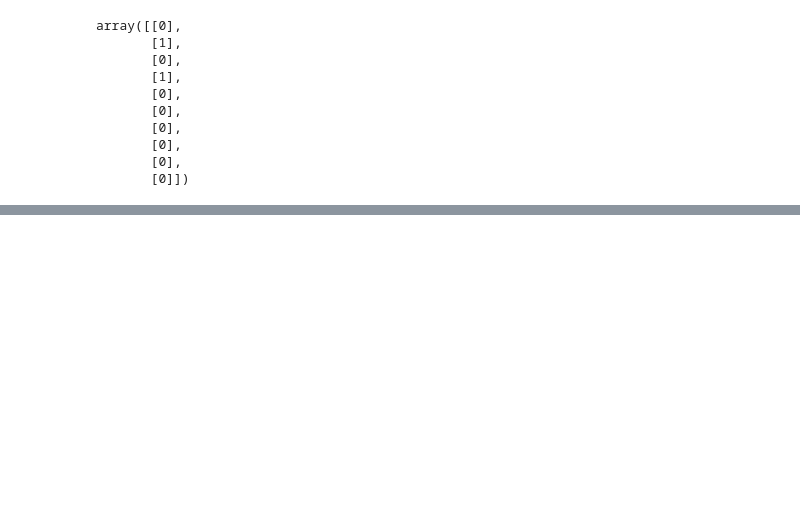
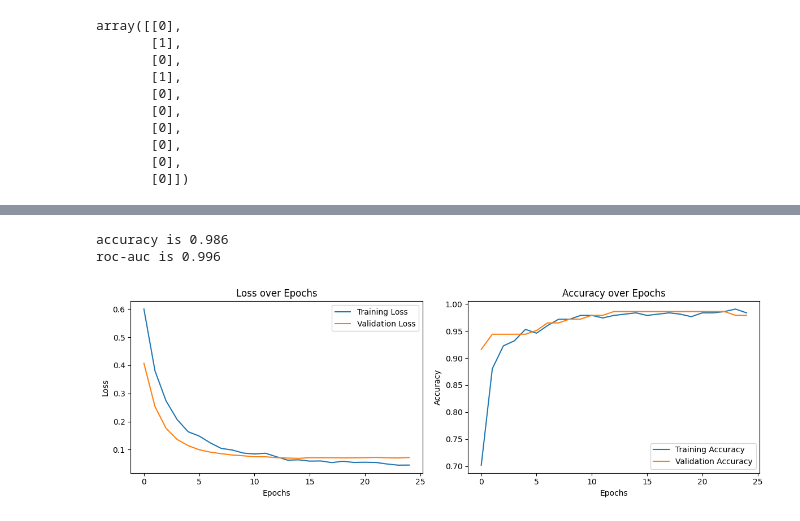
Before and after one commit to MahdiHaroun/Cancer_Classification_Model, a Jupyter notebook: Sequential/Dense.ipynb, the cells around one changed output, grey strips where cells are left out. Drawn from its saved outputs; the diff is of its cells as text; code cells hidden in the pictures; blank space fills up the shorter version.

```diff
--- a/Sequential/Dense.ipynb
+++ b/Sequential/Dense.ipynb
@@ -241,0 +237,17 @@ plt.show()
+# %%
+from keras.callbacks import EarlyStopping
+
+early_stopping = EarlyStopping(
+    monitor='val_loss',
+    patience=10,
+    restore_best_weights=True
+)
+
+run_hist_3 = model_3.fit(
+    X_train, y_train,
+    validation_data=(X_test, y_test),
+    epochs=1500,
+    shuffle=True,
+    batch_size=32,
+    callbacks=[early_stopping]
+)
@@ -241,0 +277,38 @@ plt.show()
+# %%
+print('accuracy is {:.3f}'.format(accuracy_score(y_test,y_pred_class_nn_3)))
+print('roc-auc is {:.3f}'.format(roc_auc_score(y_test,y_pred_prob_nn_3)))
+# %% [output]
+accuracy is 0.986
+roc-auc is 0.996
+# %%
+import matplotlib.pyplot as plt
+
+# Extract metrics
+loss = run_hist_3.history['loss']
+val_loss = run_hist_3.history['val_loss']
+acc = run_hist_3.history['accuracy']
+val_acc = run_hist_3.history['val_accuracy']
+
+# Plot Loss
+plt.figure(figsize=(12, 4))
+plt.subplot(1, 2, 1)
+plt.plot(loss, label='Training Loss')
+plt.plot(val_loss, label='Validation Loss')
+plt.xlabel('Epochs')
+plt.ylabel('Loss')
+plt.title('Loss over Epochs')
+plt.legend()
+
+# Plot Accuracy
+plt.subplot(1, 2, 2)
+plt.plot(acc, label='Training Accuracy')
+plt.plot(val_acc, label='Validation Accuracy')
+plt.xlabel('Epochs')
+plt.ylabel('Accuracy')
+plt.title('Accuracy over Epochs')
+plt.legend()
+
+plt.tight_layout()
+plt.show()
+# %% [output]
+[figure, added]
```
Also changed, not shown: parts of 18 cells of this notebook, 1 other file.
